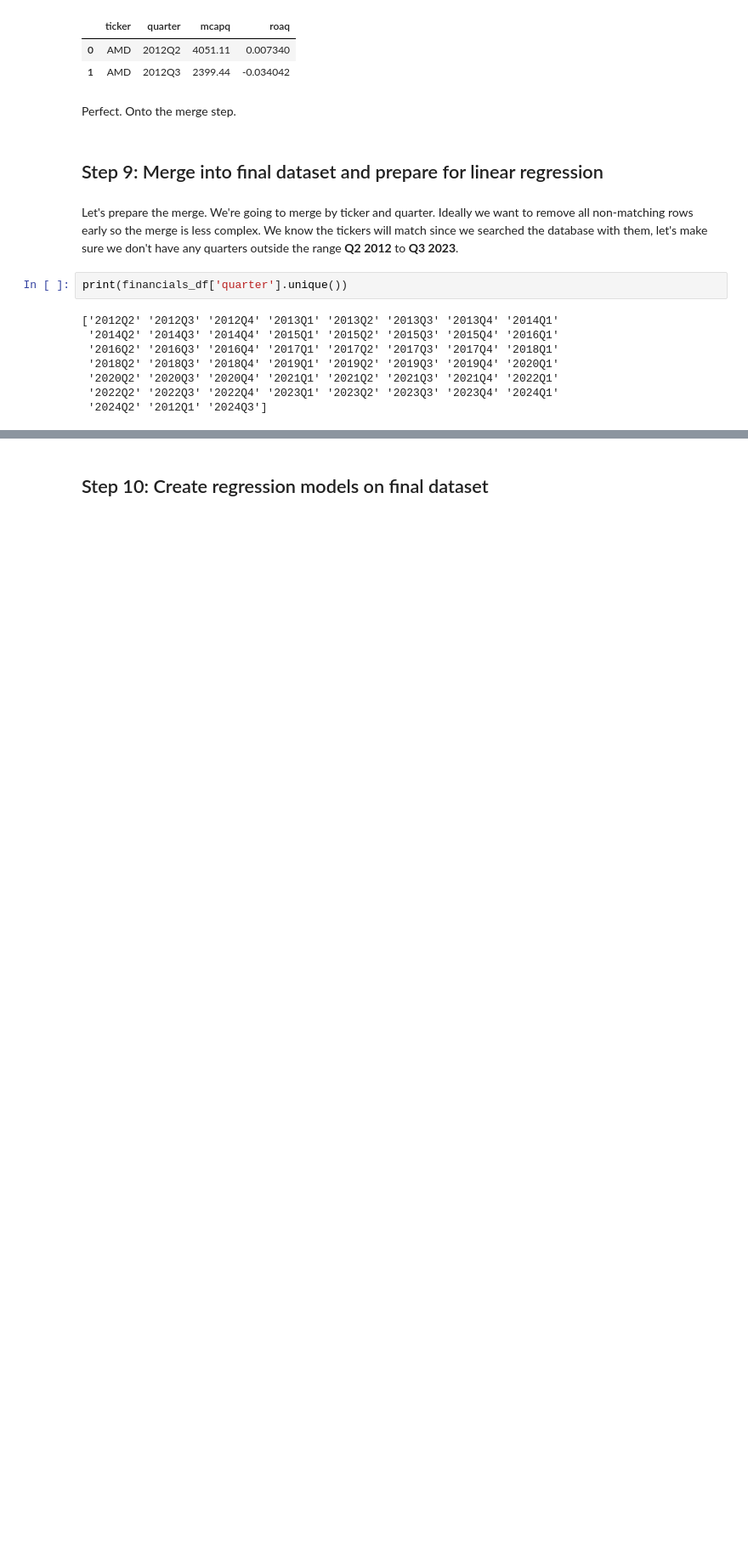
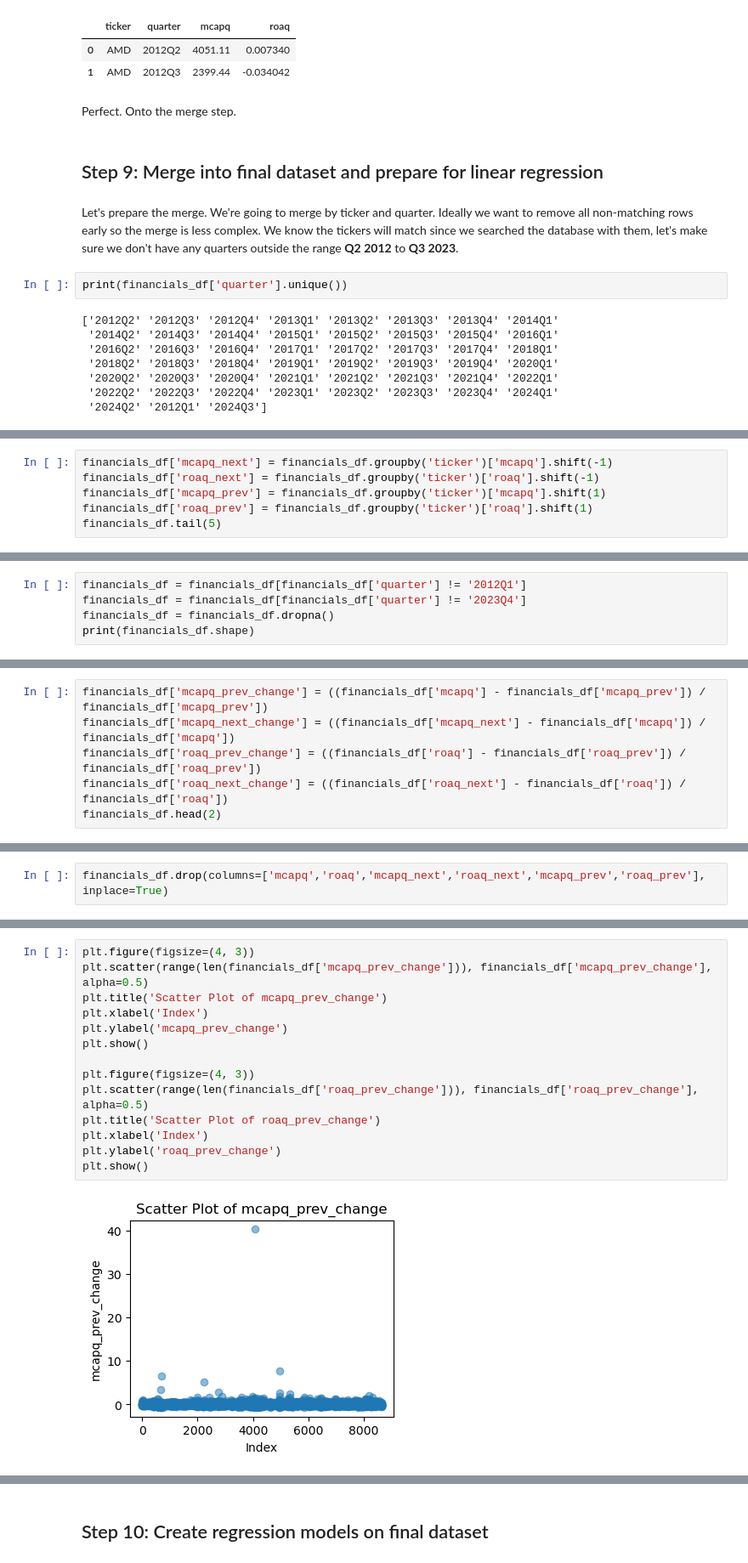
Before and after one commit to MatthiasGN/thesis, a Jupyter notebook: thesis-master.ipynb, the cells around one changed output, grey strips where cells are left out. Shown at 85% size. Saved outputs shown, nothing was run; the diff lists cells and outputs as text; blank space fills up the shorter version.

Commit message:
Financial Data transformation to % change

```diff
--- a/thesis-master.ipynb
+++ b/thesis-master.ipynb
@@ -1114,0 +1029,6 @@ As we can see, we've lost 977,826 - 908,340 = **69,486** rows to the merge. This
+# %%
+financials_df['mcapq_next'] = financials_df.groupby('ticker')['mcapq'].shift(-1)
+financials_df['roaq_next'] = financials_df.groupby('ticker')['roaq'].shift(-1)
+financials_df['mcapq_prev'] = financials_df.groupby('ticker')['mcapq'].shift(1)
+financials_df['roaq_prev'] = financials_df.groupby('ticker')['roaq'].shift(1)
+financials_df.tail(5)
@@ -1114,0 +1062,5 @@ As we can see, we've lost 977,826 - 908,340 = **69,486** rows to the merge. This
+# %%
+financials_df = financials_df[financials_df['quarter'] != '2012Q1']
+financials_df = financials_df[financials_df['quarter'] != '2023Q4']
+financials_df = financials_df.dropna()
+print(financials_df.shape)
@@ -1114,0 +1071,6 @@ As we can see, we've lost 977,826 - 908,340 = **69,486** rows to the merge. This
+# %%
+financials_df['mcapq_prev_change'] = ((financials_df['mcapq'] - financials_df['mcapq_prev']) / financials_df['mcapq_prev'])
+financials_df['mcapq_next_change'] = ((financials_df['mcapq_next'] - financials_df['mcapq']) / financials_df['mcapq'])
+financials_df['roaq_prev_change'] = ((financials_df['roaq'] - financials_df['roaq_prev']) / financials_df['roaq_prev'])
+financials_df['roaq_next_change'] = ((financials_df['roaq_next'] - financials_df['roaq']) / financials_df['roaq'])
+financials_df.head(2)
@@ -1114,0 +1083,2 @@ As we can see, we've lost 977,826 - 908,340 = **69,486** rows to the merge. This
+# %%
+financials_df.drop(columns=['mcapq','roaq','mcapq_next','roaq_next','mcapq_prev','roaq_prev'], inplace=True)
@@ -1114,0 +1105,16 @@ As we can see, we've lost 977,826 - 908,340 = **69,486** rows to the merge. This
+# %%
+plt.figure(figsize=(4, 3))
+plt.scatter(range(len(financials_df['mcapq_prev_change'])), financials_df['mcapq_prev_change'], alpha=0.5)
+plt.title('Scatter Plot of mcapq_prev_change')
+plt.xlabel('Index')
+plt.ylabel('mcapq_prev_change')
+plt.show()
+
+plt.figure(figsize=(4, 3))
+plt.scatter(range(len(financials_df['roaq_prev_change'])), financials_df['roaq_prev_change'], alpha=0.5)
+plt.title('Scatter Plot of roaq_prev_change')
+plt.xlabel('Index')
+plt.ylabel('roaq_prev_change')
+plt.show()
+# %% [output]
+[figure, added]
```
Also changed, not shown: parts of 111 cells of this notebook.
